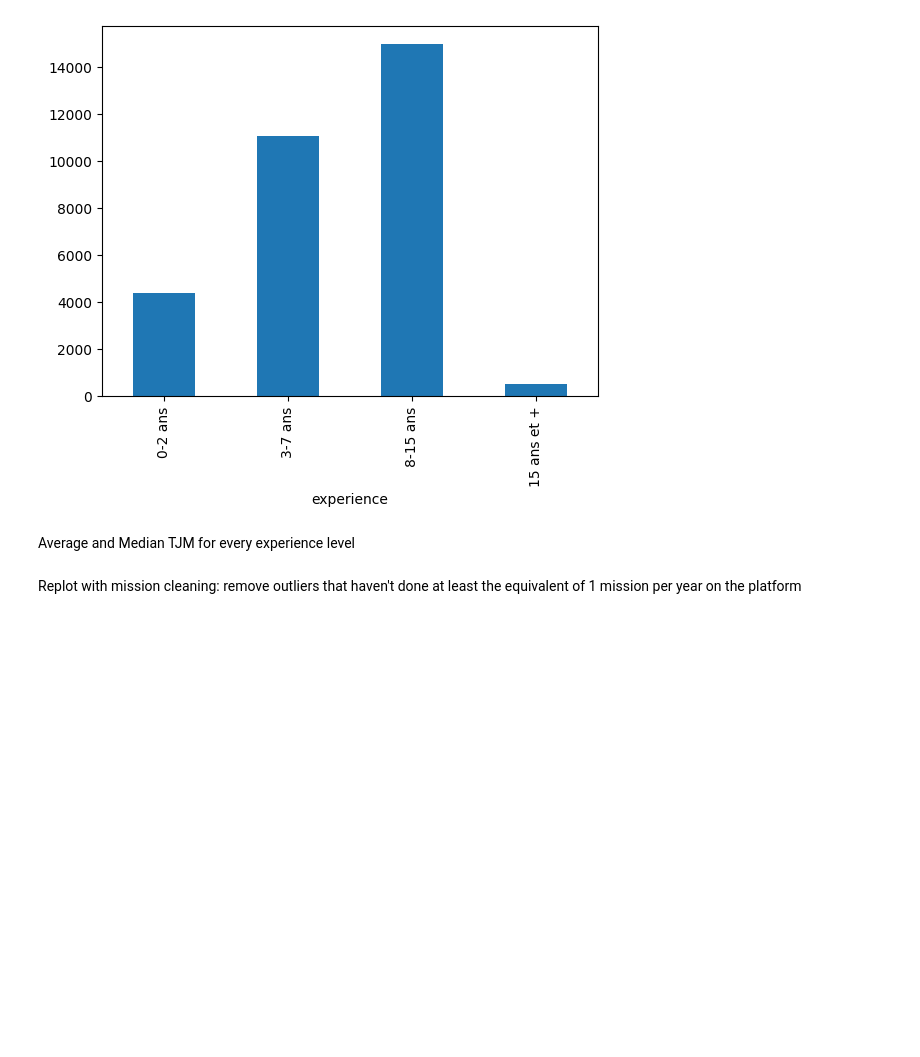
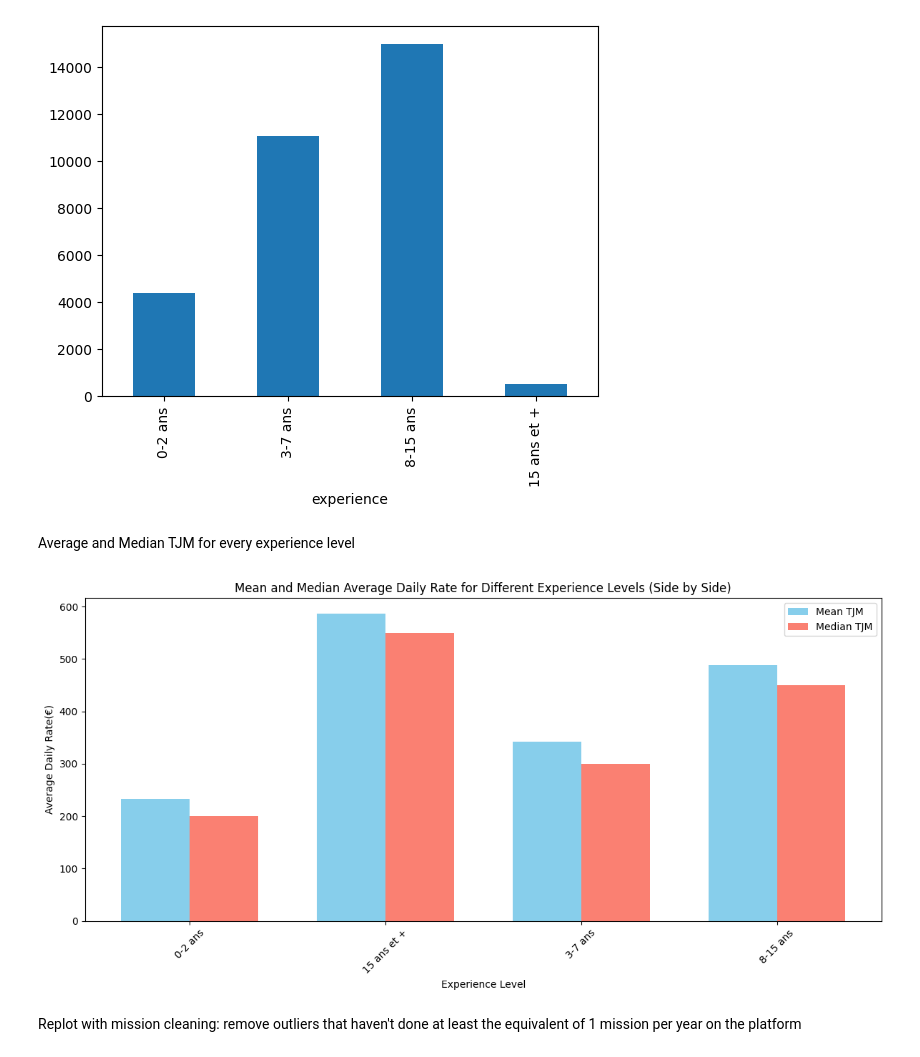
Before and after one commit to Luxchar/SuperMalter, a Jupyter notebook: data/src/analysis/malter_vs_supermalter/vis_experience.ipynb, the cells around one changed output. Saved outputs shown, nothing was run; the diff lists cells and outputs as text; code cells hidden in the pictures; blank space fills up the shorter version.

Commit message:
experience

```diff
--- a/data/src/analysis/malter_vs_supermalter/vis_experience.ipynb
+++ b/data/src/analysis/malter_vs_supermalter/vis_experience.ipynb
@@ -49,5 +50,39 @@ plt.show()
 [figure]
 # %% [markdown]
 Average and Median TJM for every experience level
+# %%
+
+# Chargement du fichier CSV
+df = '../../../datasets/parsed_malt_data.csv'
+data = pd.read_csv(df)
+
+# Prétraitement des données
+# Remplacement de '-' par NaN dans la colonne 'experience' et suppression des lignes avec des valeurs NaN dans 'experience' et 'price'
+data['experience'] = data['experience'].replace('-', pd.NA)
+data.dropna(subset=['experience', 'price'], inplace=True)
+
+# Groupement des données par 'experience' et calcul de la moyenne et de la médiane de 'price'
+grouped_data = data.groupby('experience')['price'].agg(['mean', 'median']).reset_index()
+
+# Calculation of bar positions for each experience level
+bar_width = 0.35
+index = np.arange(len(grouped_data))  # Positions of Bar Groups
+
+# Creating the Chart with the Bars Side by Side
+plt.figure(figsize=(12, 6))
+plt.bar(index - bar_width/2, grouped_data['mean'], bar_width, color='skyblue', label='Mean TJM')
+plt.bar(index + bar_width/2, grouped_data['median'], bar_width, color='salmon', label='Median TJM')
+
+plt.title('Mean and Median Average Daily Rate for Different Experience Levels (Side by Side)')
+plt.xlabel('Experience Level')
+plt.ylabel('Average Daily Rate(€)')
+plt.xticks(index, grouped_data['experience'], rotation=45)
+plt.legend()
+plt.tight_layout()
+
+
+plt.show()
+# %% [output]
+[figure, added]
 # %% [markdown]
 Replot with mission cleaning: remove outliers that haven't done at least the equivalent of 1 mission per year on the platform
```
Also changed, not shown: parts of 2 cells of this notebook.
